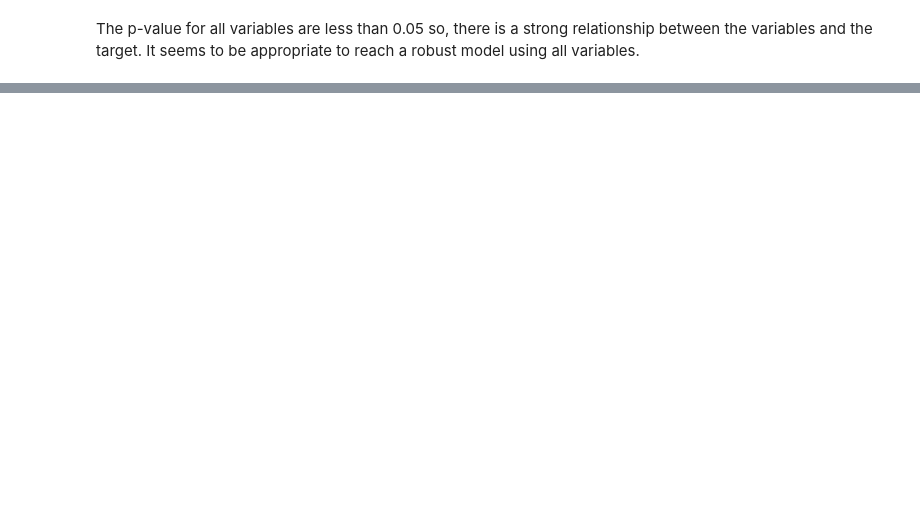
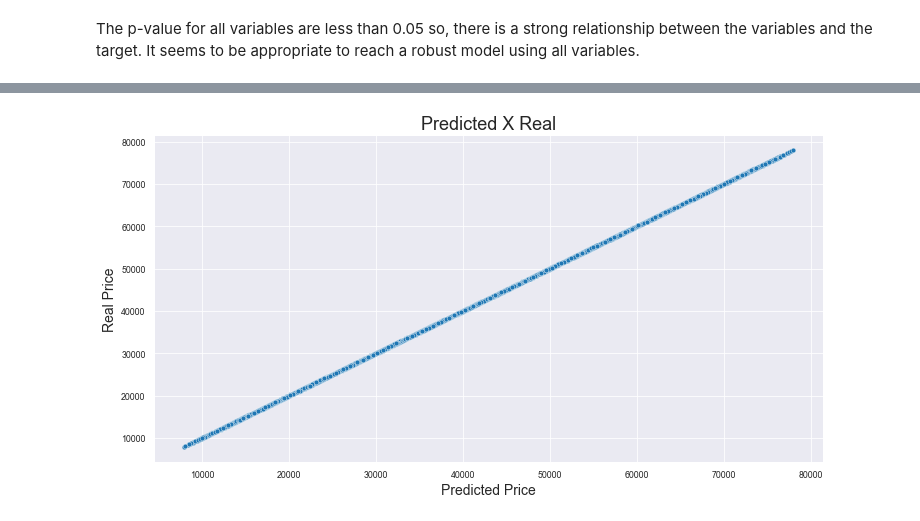
Before and after one commit to eoliv107/LinearRegressionHousePricing, a Jupyter notebook: Housepricing.ipynb, the cells around one changed output, grey strips where cells are left out. Cells and saved outputs as stored; diff of their text form; code cells hidden in the pictures; blank space fills up the shorter version.

```diff
--- a/Housepricing.ipynb
+++ b/Housepricing.ipynb
@@ -512,3 +536,9 @@ Notes:
 # %% [markdown]
 The p-value for all variables are less than 0.05 so, there is a strong relationship between the variables and the target.
 It seems to be appropriate to reach a robust model using all variables.
+# %%
+#Predicting the prices from the X_train
+y_predicted_train = model.predict(X_train)
+db_aux = y_train
+db_aux['y_predicted_train'] = y_predicted_train
+db_aux.head()
@@ -514,0 +552,10 @@ It seems to be appropriate to reach a robust model using all variables.
+# %%
+#Plotting the dispersion of the points for Real and prediction
+ax = sns.scatterplot(x = db_aux.y_predicted_train, y = db_aux.Prices)
+plt.title('Predicted X Real', fontsize = 18)
+ax.set_xlabel('Predicted Price', fontsize=14)
+ax.set_ylabel('Real Price', fontsize=14)
+ax.figure.set_size_inches(12, 6)
+ax = ax
+# %% [output]
+[figure, added]
```
Also changed, not shown: parts of 10 cells of this notebook.
